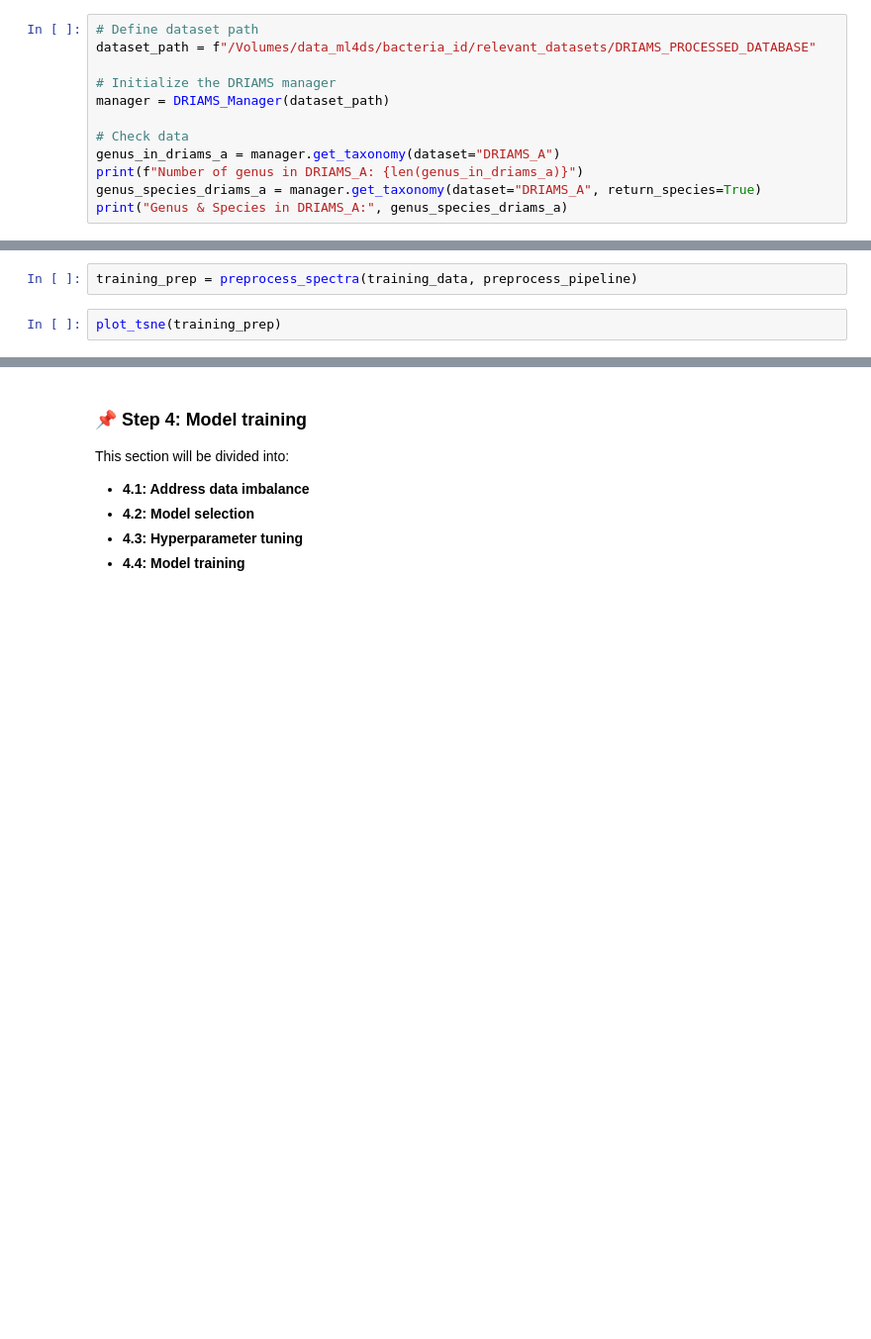
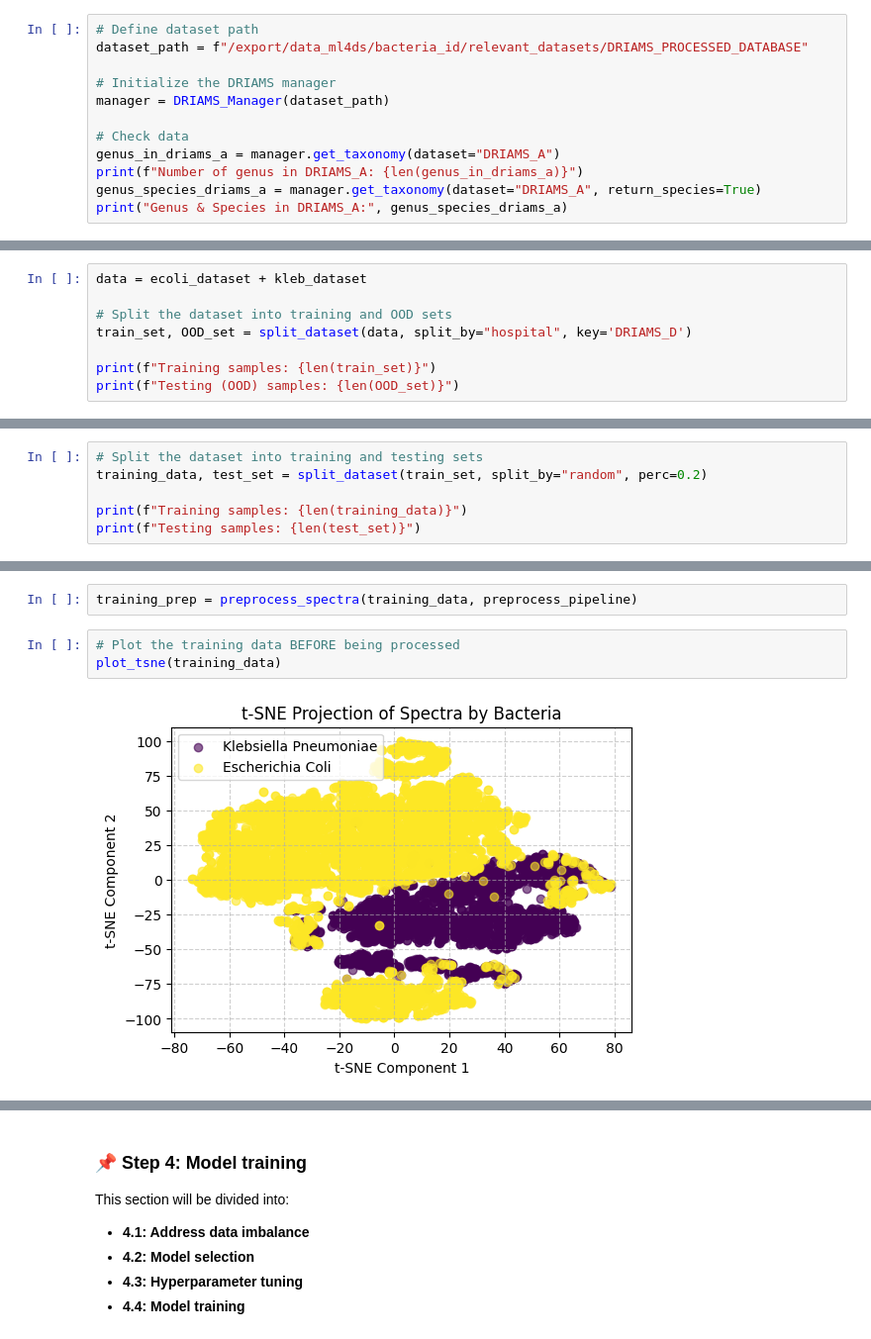
Before and after one commit to aguerrerolopez/MALDI-UC3M, a Jupyter notebook: Getting_Started.ipynb, the cells around one changed output, grey strips where cells are left out. Shown at 99% size. Drawn from its saved outputs; the diff is of its cells as text; blank space fills up the shorter version.

```diff
--- a/Getting_Started.ipynb
+++ b/Getting_Started.ipynb
@@ -40,7 +41,7 @@ Let us create an object 'manager' that will help us contain all the DRIAMS data
 Use *get_taxonomy* to query informarmation regarding hospital, year, genus or species of the DRIAMS dataset
 # %%
 # Define dataset path
-dataset_path = f"/Volumes/data_ml4ds/bacteria_id/relevant_datasets/DRIAMS_PROCESSED_DATABASE"
+dataset_path = f"/export/data_ml4ds/bacteria_id/relevant_datasets/DRIAMS_PROCESSED_DATABASE"
 
 # Initialize the DRIAMS manager
 manager = DRIAMS_Manager(dataset_path)
@@ -208,0 +203,8 @@ list
+# %%
+data = ecoli_dataset + kleb_dataset
+
+# Split the dataset into training and OOD sets
+train_set, OOD_set = split_dataset(data, split_by="hospital", key='DRIAMS_D')
+
+print(f"Training samples: {len(train_set)}")
+print(f"Testing (OOD) samples: {len(OOD_set)}")
@@ -230,0 +218,6 @@ Number of spectra in testing data: 4164
+# %%
+# Split the dataset into training and testing sets
+training_data, test_set = split_dataset(train_set, split_by="random", perc=0.2)
+
+print(f"Training samples: {len(training_data)}")
+print(f"Testing samples: {len(test_set)}")
@@ -238,5 +244,8 @@ preprocess_pipeline = SequentialPreprocessor(VarStabilizer(method="sqrt"),
                                             Trimmer())
 # %%
 training_prep = preprocess_spectra(training_data, preprocess_pipeline)
-# %%
-plot_tsne(training_prep)
+# %%
+# Plot the training data BEFORE being processed
+plot_tsne(training_data)
+# %% [output]
+[figure, added]
```
Also changed, not shown: parts of 21 cells of this notebook, 9 other files.
